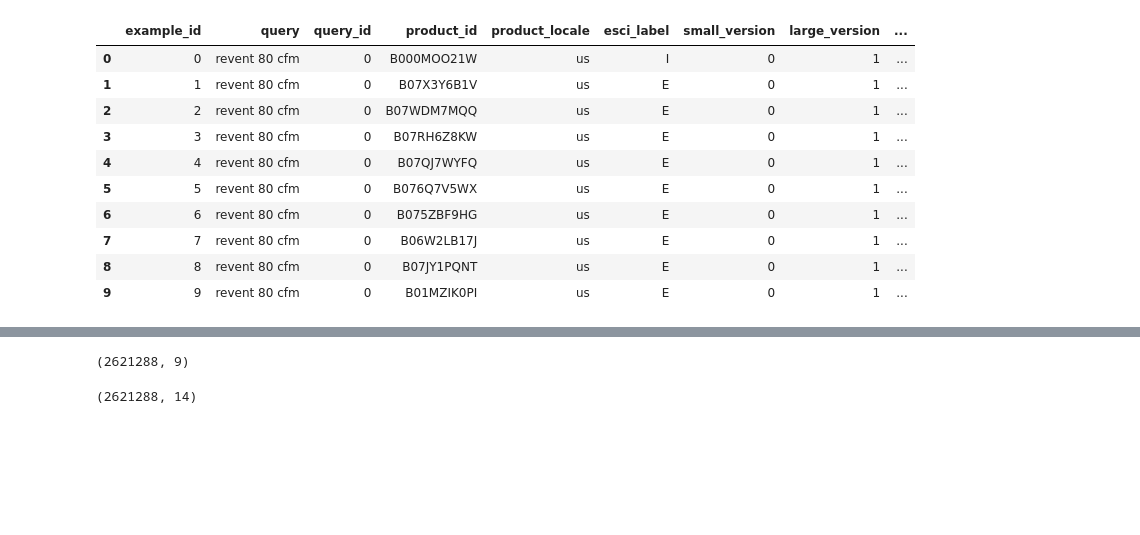
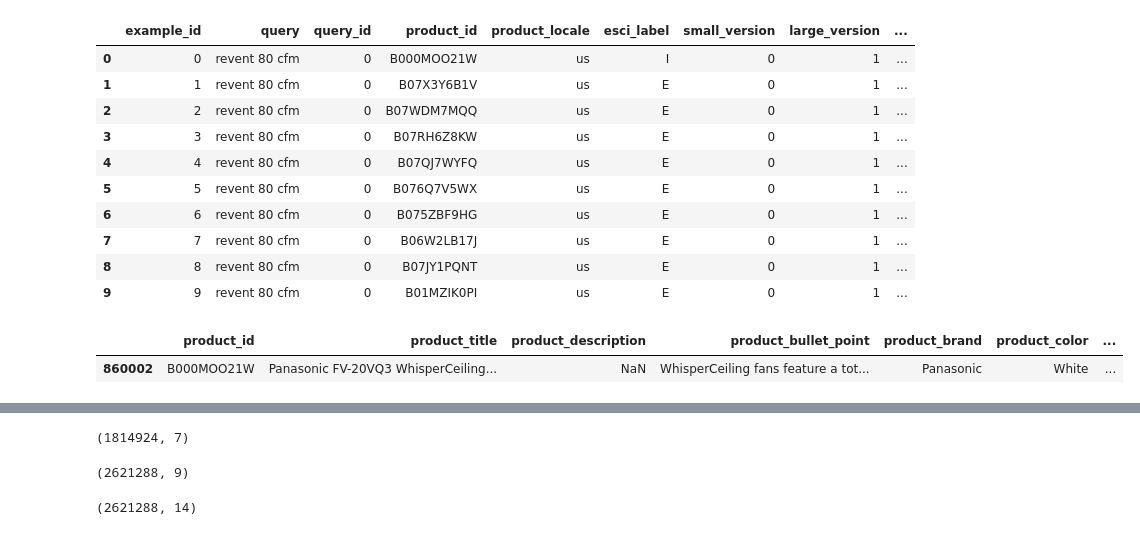
Before and after one commit to eashanchawla/ESCI-data-verficaition, a Jupyter notebook: notebooks/00_first_pass_audit.ipynb, the cells around one changed output, grey strips where cells are left out. Cells and saved outputs as stored; diff of their text form; code cells hidden in the pictures; blank space fills up the shorter version.

```diff
--- a/notebooks/00_first_pass_audit.ipynb
+++ b/notebooks/00_first_pass_audit.ipynb
@@ -20,6 +20,11 @@ df_examples.head(10)
 | 7 | 7 | revent 80 cfm | 0 | B06W2LB17J | us | E | 0 | 1 | ... |
 | 8 | 8 | revent 80 cfm | 0 | B07JY1PQNT | us | E | 0 | 1 | ... |
 | 9 | 9 | revent 80 cfm | 0 | B01MZIK0PI | us | E | 0 | 1 | ... |
+# %%
+df_products[df_products.product_id == 'B000MOO21W']
+# %% [output]
+|  | product_id | product_title | product_description | product_bullet_point | product_brand | product_color | ... |
+| 860002 | B000MOO21W | Panasonic FV-20VQ3 WhisperCeiling... | NaN | WhisperCeiling fans feature a tot... | Panasonic | White | ... |
 # %%
 df_products.head(10)
 # %% [output]
@@ -40,9 +45,12 @@ df_merged = pd.merge(
 )
 # %%
 df_products.shape
-df_examples.shape
 # %% [output]
-(2621288, 9)
+(1814924, 7)
+# %%
+df_examples.shape
+# %% [output]
+(2621288, 9)
 # %%
 df_merged.shape
 # %% [output]
```
Also changed, not shown: parts of 8 cells of this notebook, 9 other files.
